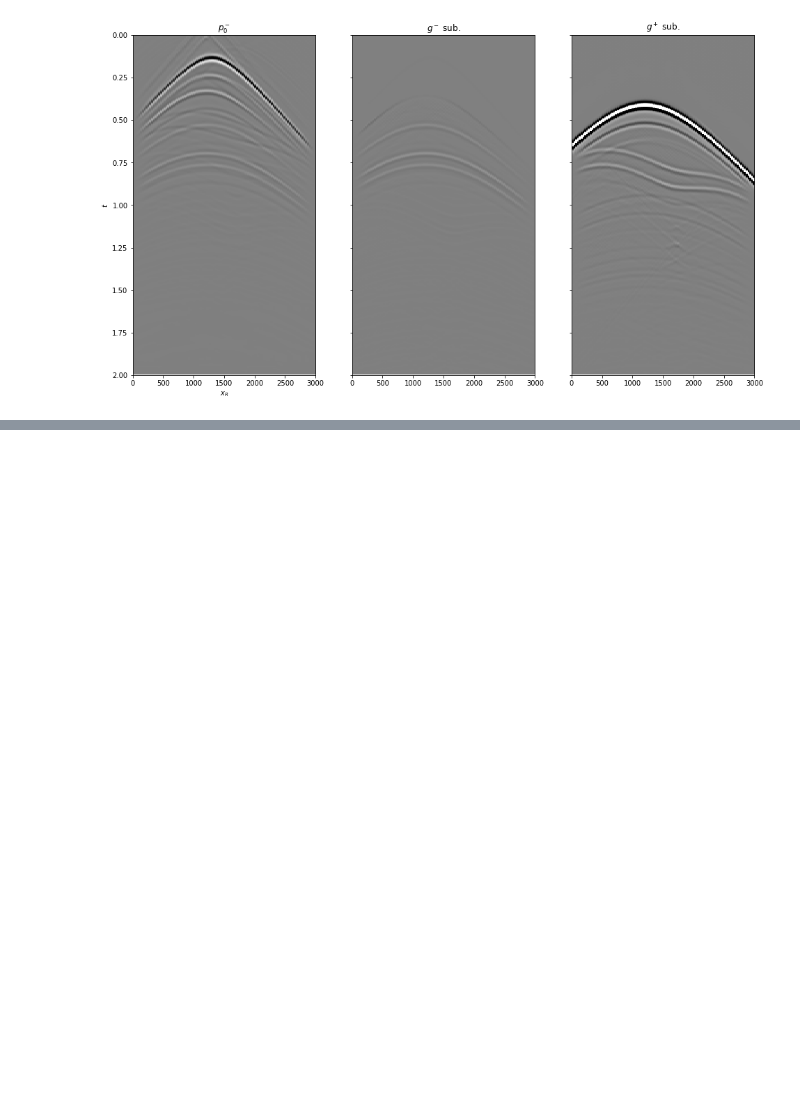
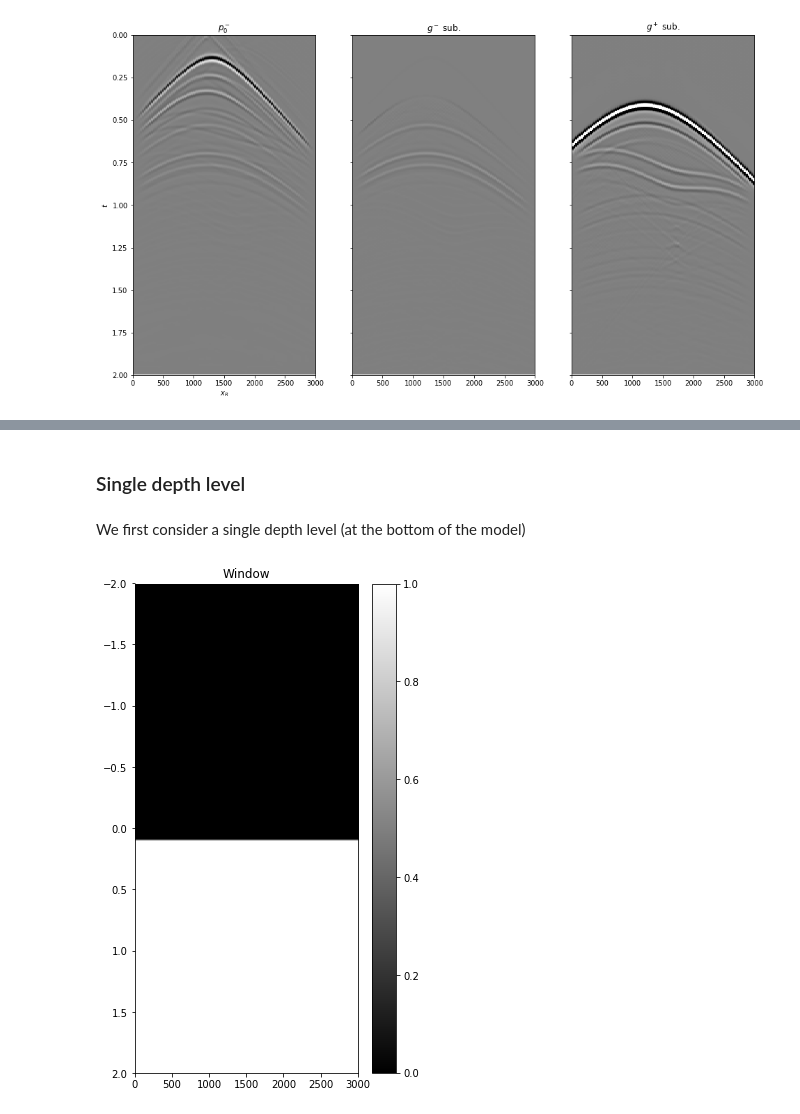
Before and after one commit to PyLops/pylops_notebooks, a Jupyter notebook: developement/Marchenko_iterative.ipynb, the cells around one changed output, grey strips where cells are left out. Saved outputs shown, nothing was run; the diff lists cells and outputs as text; code cells hidden in the pictures; blank space fills up the shorter version.

```diff
--- a/developement/Marchenko_iterative.ipynb
+++ b/developement/Marchenko_iterative.ipynb
@@ -382,0 +569,25 @@ axs[2].set_ylim(2, 0);
+# %% [markdown]
+### Single depth level
+# %% [markdown]
+We first consider a single depth level (at the bottom of the model)
+# %%
+nsmooth = 5 # time window smoothing
+toff = 0.1
+
+# window
+#w = np.hstack((np.zeros((nr, nt-1)), np.ones((nr, nt))))
+w = np.zeros((nr, 2 * nt-1))
+w[:, int((toff+t[-1])/dt):] = 1
+
+if nsmooth>0:
+    smooth=np.ones(nsmooth)/nsmooth
+    w  = filtfilt(smooth, 1, w)
+Wop = Diagonal(w.T.flatten())
+
+fig, ax = plt.subplots(1, 1,  sharey=True, figsize=(5, 9))
+im = ax.imshow(w.T, cmap='gray', extent=(r[0,0], r[0,-1], t[-1], -t[-1]))
+ax.set_title('Window'), axs[0].set_xlabel(r'$x_R$'), axs[0].set_ylabel(r'$t$')
+ax.axis('tight')
+fig.colorbar(im, ax=ax);
+# %% [output]
+[figure, added]
```
Also changed, not shown: parts of 31 cells of this notebook.
